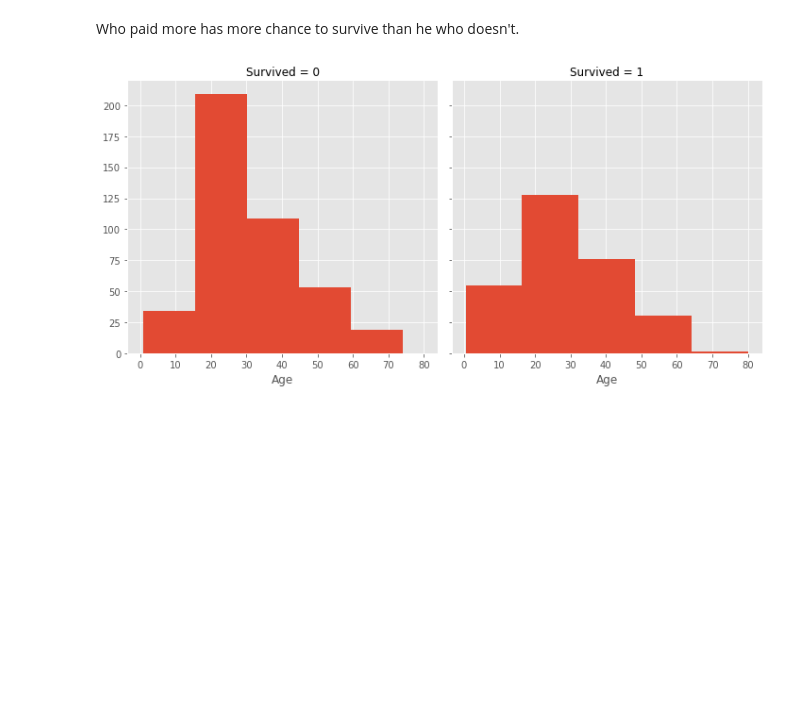
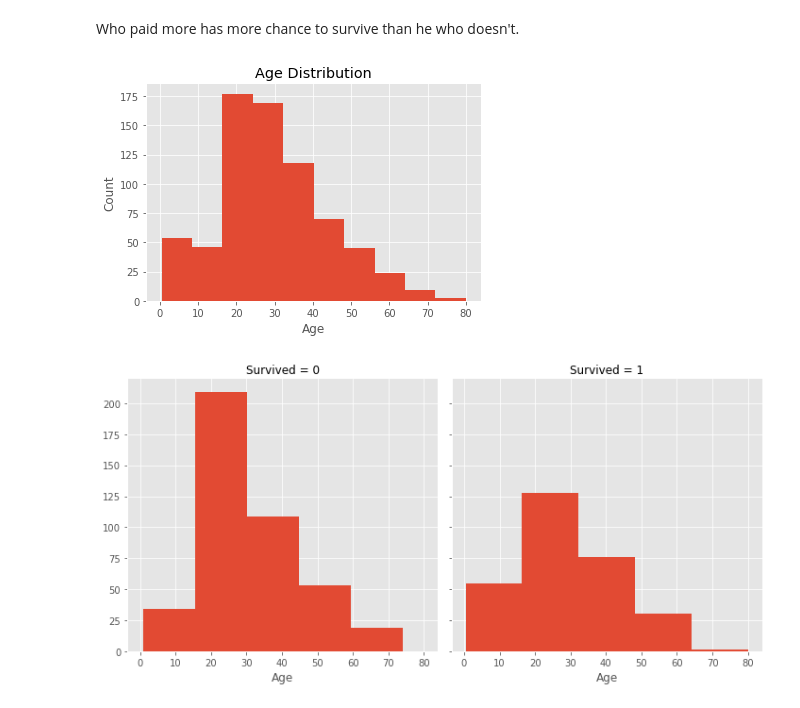
Before and after one commit to HassanRady/Titanic---Machine-Learning-from-Disaster-Competition, a Jupyter notebook: EDA & Feature Eng & Modeling.ipynb, the cells around one changed output. Cells and saved outputs as stored; diff of their text form; code cells hidden in the pictures; blank space fills up the shorter version.

```diff
--- a/EDA & Feature Eng & Modeling.ipynb
+++ b/EDA & Feature Eng & Modeling.ipynb
@@ -183,6 +195,13 @@ for var in continuous_vars:
 [figure]
 # %% [markdown]
 Who paid more has more chance to survive than he who doesn't.
+# %%
+plt.hist(df_train['Age'])
+plt.xlabel('Age')
+plt.ylabel('Count')
+plt.title('Age Distribution');
+# %% [output]
+[figure, added]
 # %%
 g = sns.FacetGrid(df_train, col=TARGET,height=5, aspect=1)
 g.map(plt.hist, 'Age', bins=5);
```
Also changed, not shown: parts of 10 cells of this notebook.
